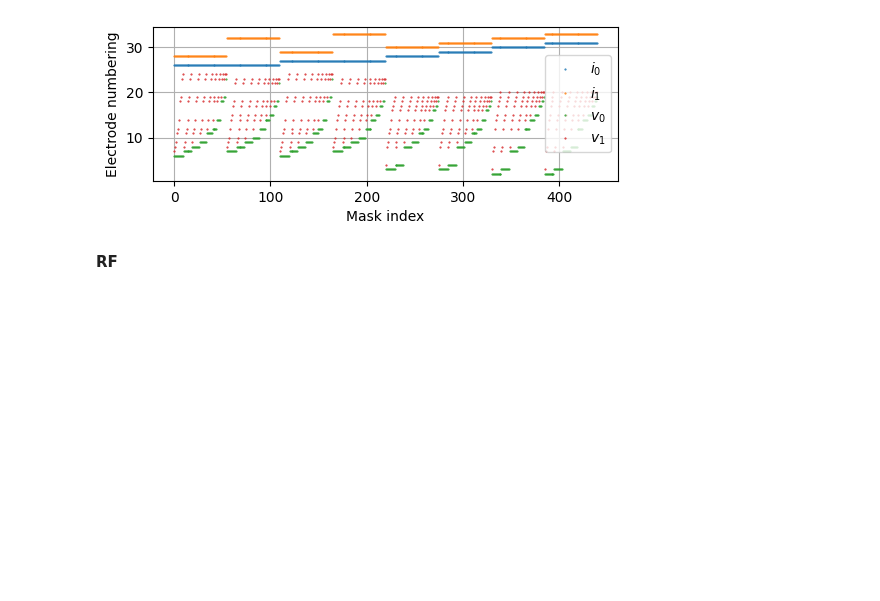
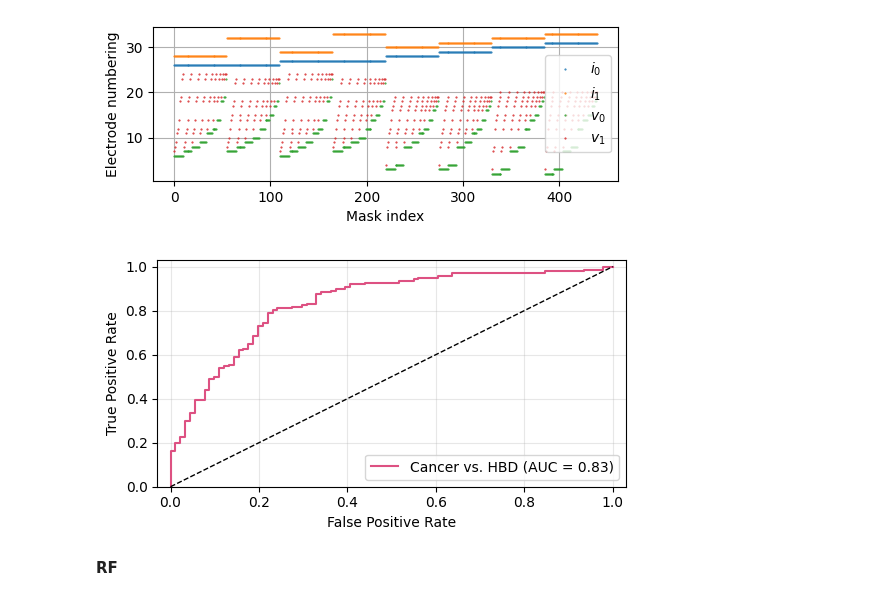
Before and after one commit to EITLabworks/IIVV-Evaluation, a Jupyter notebook: Results.ipynb, the cells around one changed output. Saved outputs shown, nothing was run; the diff lists cells and outputs as text; code cells hidden in the pictures; blank space fills up the shorter version.

```diff
--- a/Results.ipynb
+++ b/Results.ipynb
@@ -146,7 +165,7 @@ y_score = np.array(y_score)
 class_task = "cancer_vs_hbd"
 
 Freq_sel, Mask_sel = load_top_Fsel_Msel(class_task)
-X, Y_labels, labels, Case = Results_data_loading(class_task)
+X, Y_labels, labels, Case, inverse_mapping, Y = Results_data_loading(class_task)
 # %% [output]
         Info:   np.abs(Zdata)
 
@@ -197,6 +216,12 @@ for train_idx, test_idx in cv.split(X_tmp, Y_labels, Case):
     y_score.extend(probs)
 y_true = np.array(y_true)
 y_score = np.array(y_score)
+# %%
+ResultsROCAUC(
+    class_task, y_true, y_score, Y_labels, s_name=f"results/ROC_{class_task}_SVM.pdf"
+)
+# %% [output]
+[figure, added]
 # %% [markdown]
 **RF**
 # %%
```
Also changed, not shown: parts of 14 cells of this notebook, 1 other file.
